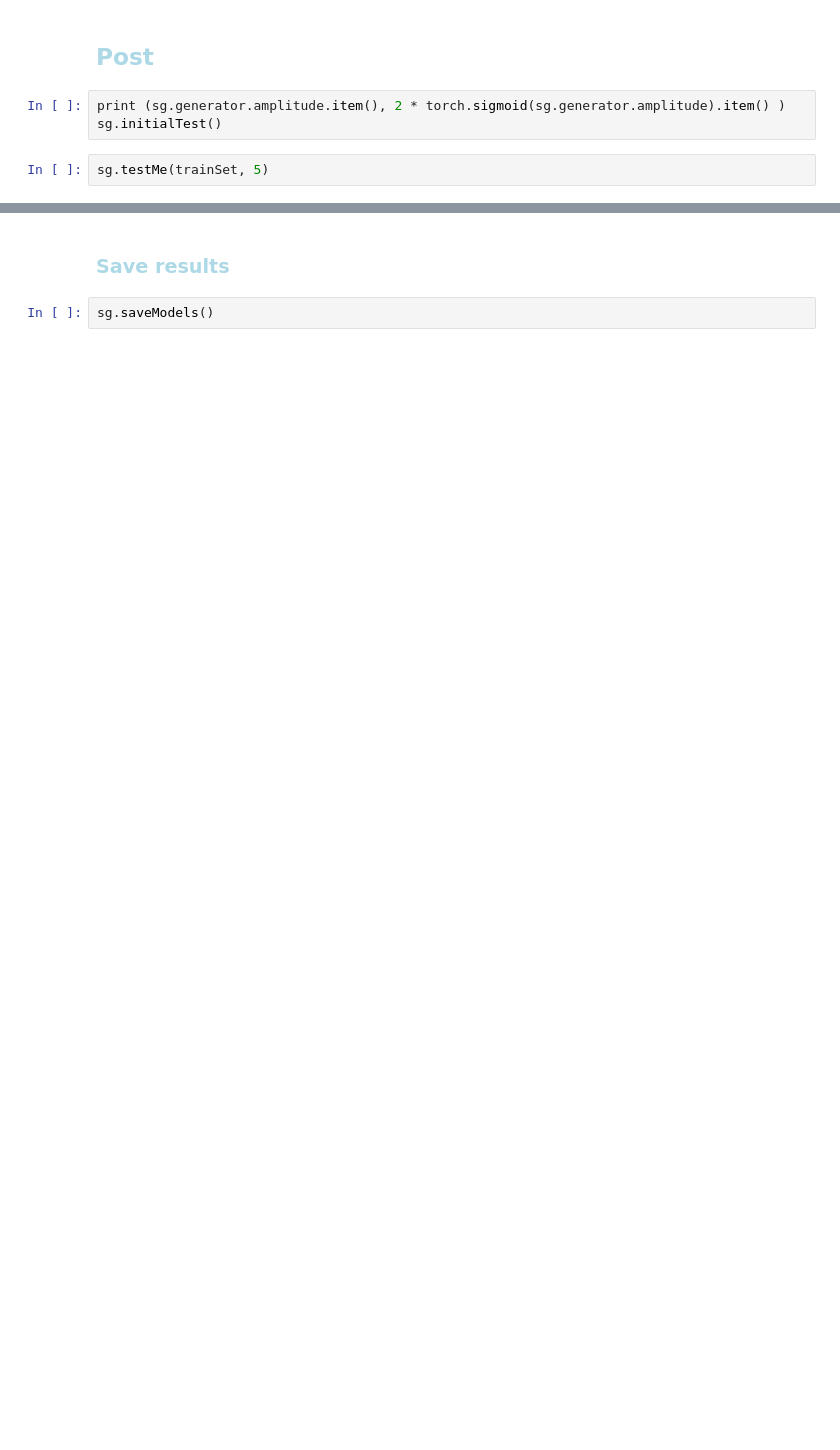
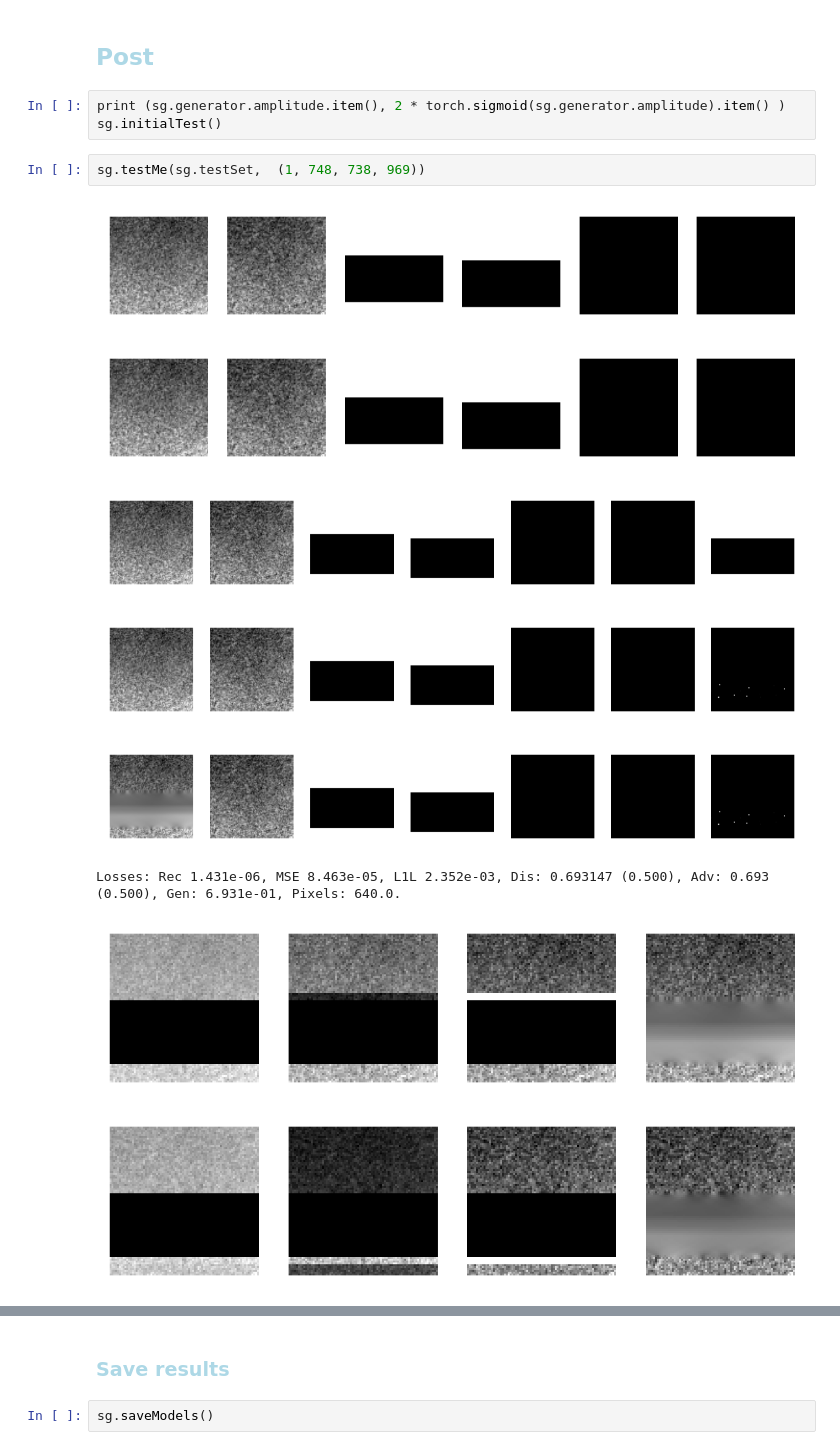
Before and after one commit to antonmx/shiftpatch, a Jupyter notebook: shiftpatch_dj1.ipynb, the cells around one changed output, grey strips where cells are left out. Cells and saved outputs as stored; diff of their text form; blank space fills up the shorter version.

```diff
--- a/shiftpatch_dj1.ipynb
+++ b/shiftpatch_dj1.ipynb
@@ -337,5 +337,14 @@ Reference images.                        Dis: 0.687 (0.659)  Adv: 0.800 (0.543)
 # %%
 print (sg.generator.amplitude.item(), 2 * torch.sigmoid(sg.generator.amplitude).item() )
 sg.initialTest()
-# %%
-sg.testMe(trainSet, 5)
+# %%
+sg.testMe(sg.testSet,  (1, 748, 738, 969))
+# %% [output]
+[figure, added]
+[figure, added]
+[figure, added]
+[figure, added]
+[figure, added]
+Losses: Rec 1.431e-06, MSE 8.463e-05, L1L 2.352e-03, Dis: 0.693147 (0.500), Adv: 0.693 (0.500), Gen: 6.931e-01, Pixels: 640.0.
+[figure, added]
+[figure, added]
```
Also changed, not shown: parts of 8 cells of this notebook, 3 other files.
